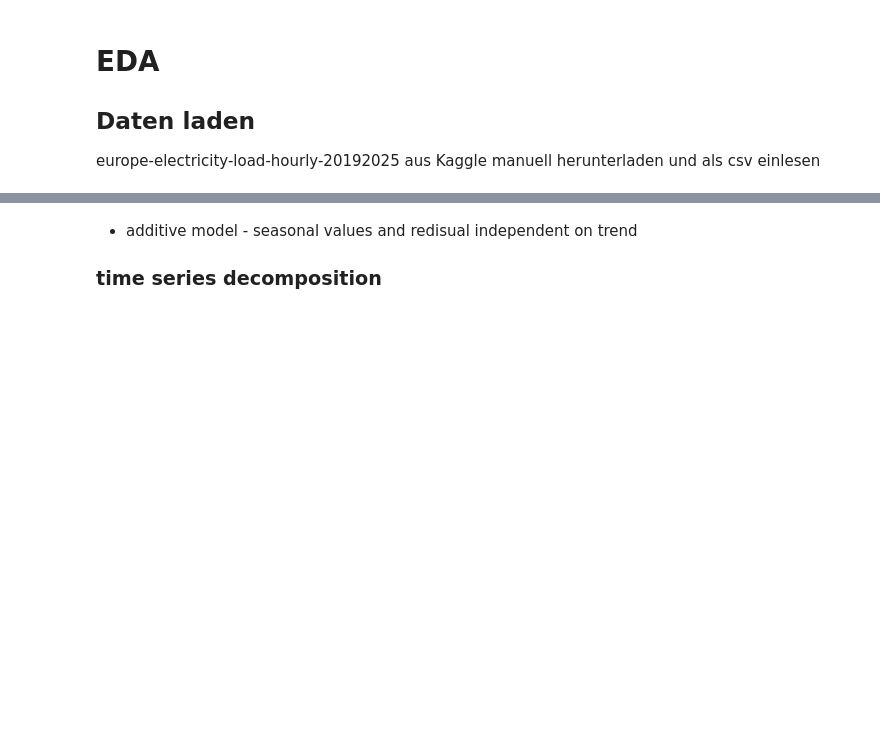
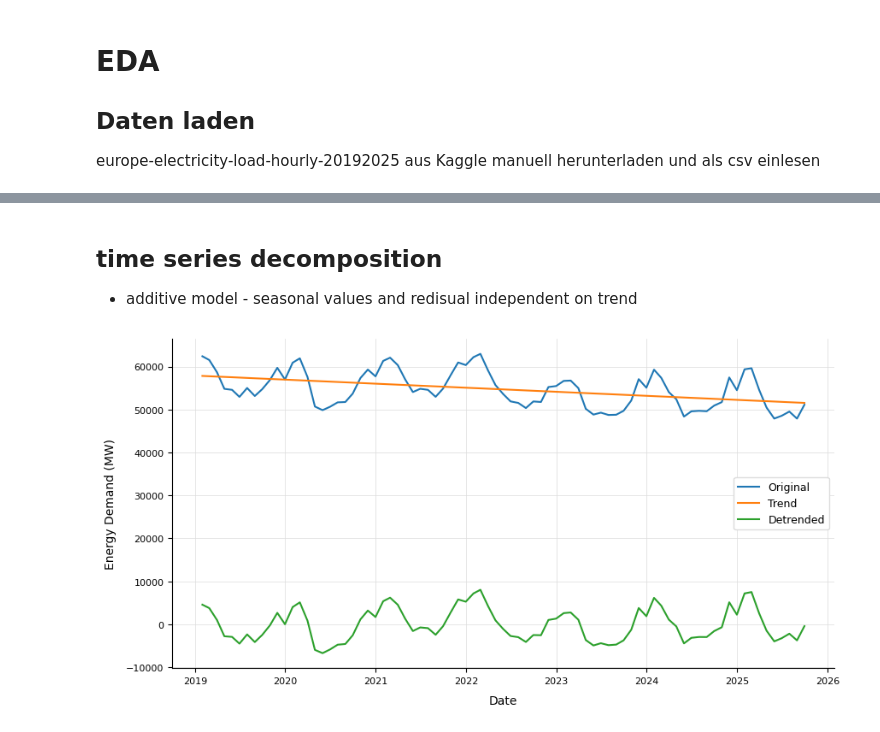
Before and after one commit to SW-oasen/electricity_demannd_de, a Jupyter notebook: notebook/01_eda_energy.ipynb, the cells around one changed output, grey strips where cells are left out. Drawn from its saved outputs; the diff is of its cells as text; code cells hidden in the pictures; blank space fills up the shorter version.

```diff
--- a/notebook/01_eda_energy.ipynb
+++ b/notebook/01_eda_energy.ipynb
@@ -132,31 +165,33 @@ plt.show()
 # %% [markdown]
+## time series decomposition
+
 * additive model - seasonal values and redisual independent on trend
-
-### time series decomposition
 # %%
 import numpy as np
 import pandas as pd
 import matplotlib.pyplot as plt
 import matplotlib.dates as mdates
 
 df_energy_de = pd.read_csv("../data/energy_demand_de_2019_2025.csv", parse_dates=['DateUTC'])
 df_monthly = df_energy_de.set_index('DateUTC')['EnergyDemand'].resample('ME').mean().reset_index()
 df_monthly.set_index('DateUTC', inplace=True)
 # Convert dates to float for regression
 df_monthly['DateNum'] = mdates.date2num(df_monthly.index)
 
 slope, intercept = np.polyfit(df_monthly['DateNum'], df_monthly['EnergyDemand'], 1) # estimate line coefficient
 trend = df_monthly['DateNum'] * slope + intercept # linear trend
 detrended = df_monthly['EnergyDemand'] - trend # remove the trend
 
 plt.figure(figsize=(10, 5))
 plt.plot(df_monthly['EnergyDemand'], label='Original')
 plt.plot(trend, label='Trend')
 plt.plot(detrended, label='Detrended')
-
-plt.grid()
 plt.legend()
+plt.xlabel('Date')
+plt.ylabel('Energy Demand (MW)')
 plt.show()
+# %% [output]
+[figure, added]
 # %%
 !pip install statsmodels
 # %%
```
Also changed, not shown: parts of 17 cells of this notebook, 16 other files.
